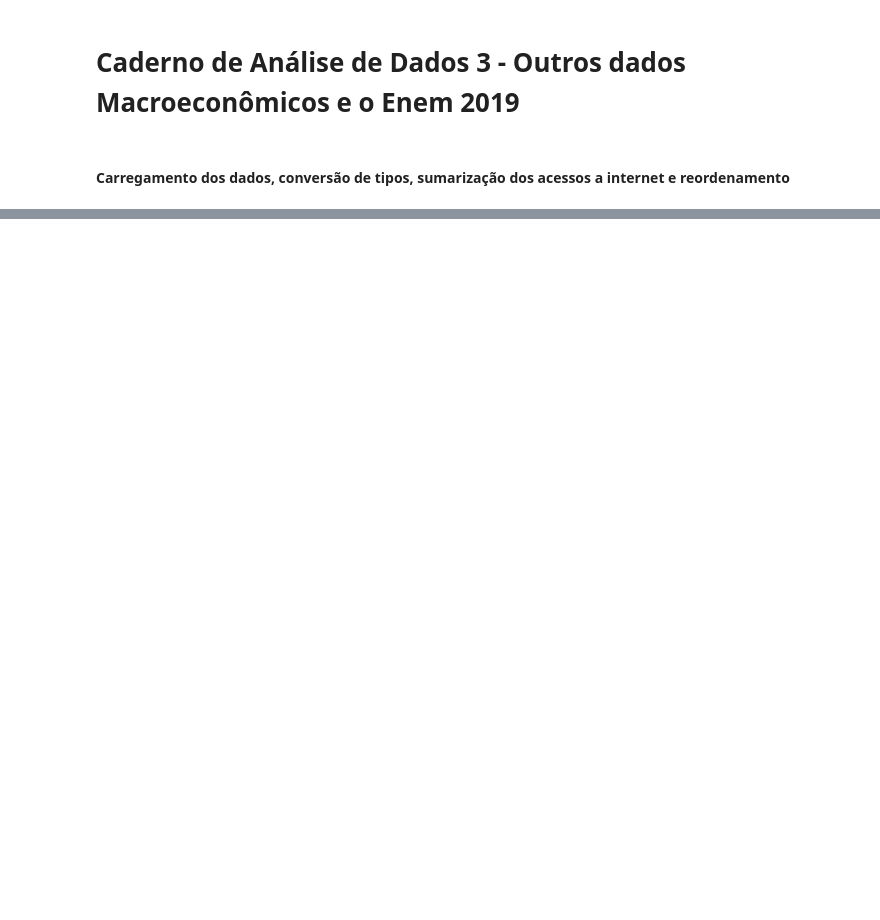
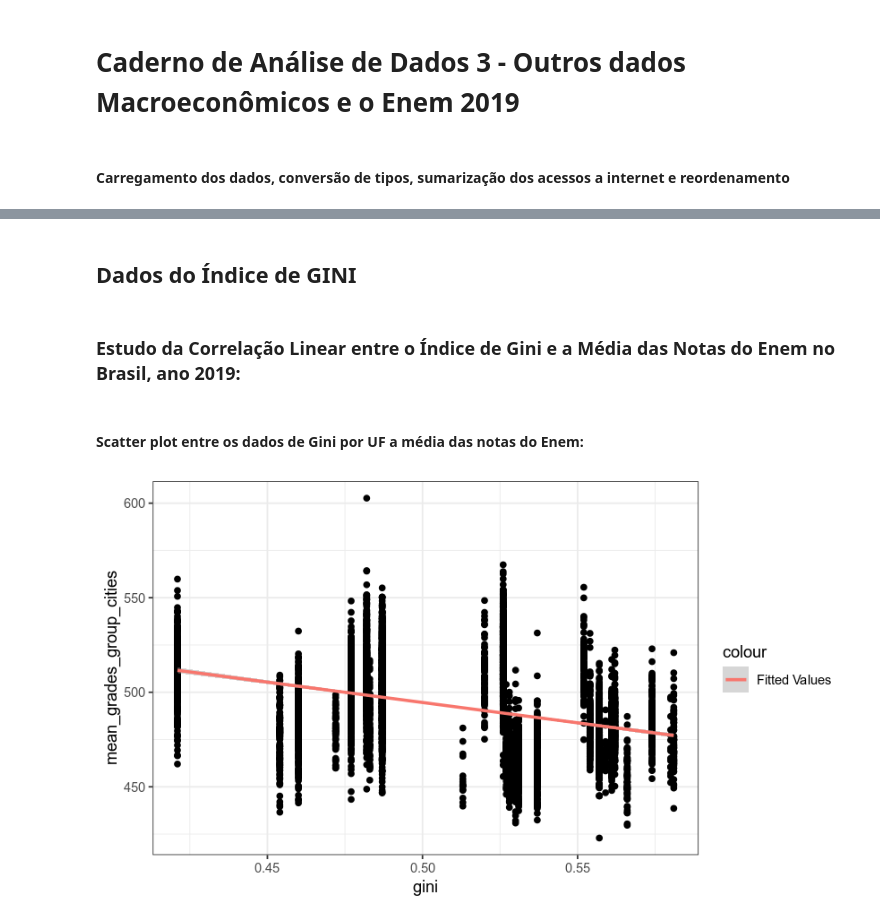
Before and after one commit to mcolazin/tcc_jupyter_new, a Jupyter notebook: part_3_caderno_analise_macroeconomico_enem.ipynb, the cells around one changed output, grey strips where cells are left out. Cells and saved outputs as stored; diff of their text form; code cells hidden in the pictures; blank space fills up the shorter version.

```diff
--- a/part_3_caderno_analise_macroeconomico_enem.ipynb
+++ b/part_3_caderno_analise_macroeconomico_enem.ipynb
@@ -107,0 +65,13 @@ complete_data_with_totalnet %>%
+# %% [markdown]
+## Dados do Índice de GINI
+# %% [markdown]
+### Estudo da Correlação Linear entre o Índice de Gini e a Média das Notas do Enem no Brasil, ano 2019:
+# %% [markdown]
+#### Scatter plot entre os dados de Gini por UF a média das notas do Enem:
+# %%
+ggplot(data = complete_data_with_totalnet) + aes(x = gini,
+    y= mean_grades_group_cities) +
+    geom_point() + geom_smooth(aes(color="Fitted Values"), method = "lm", level = 0.95) +
+    theme_bw()
+# %% [output]
+[figure, added]
```
Also changed, not shown: parts of 43 cells of this notebook.
